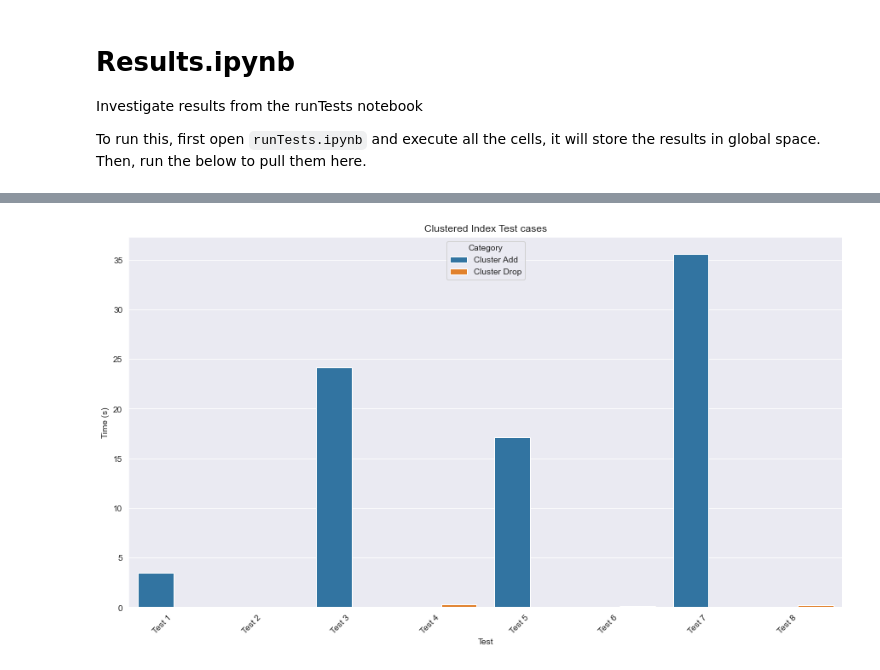
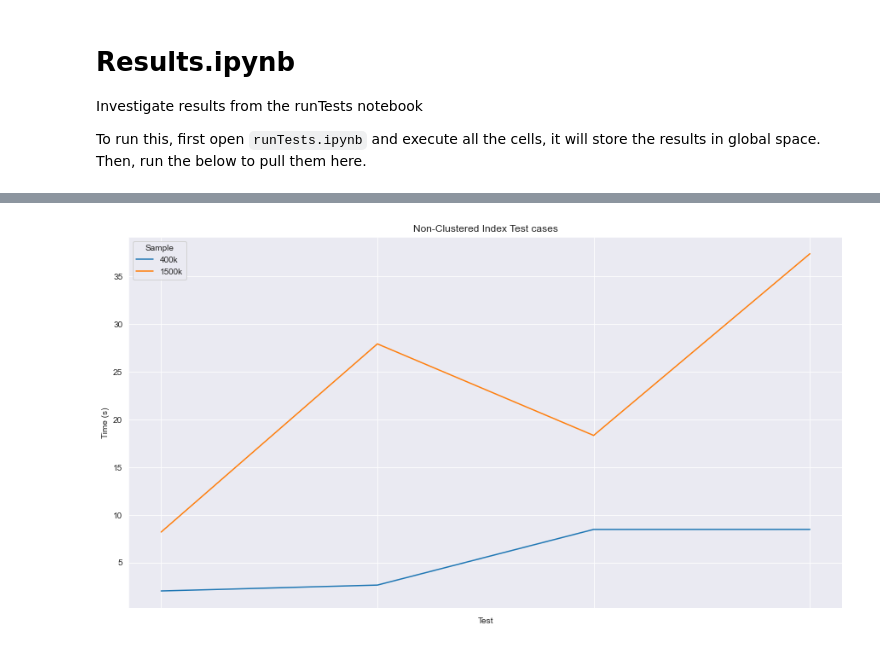
Before and after one commit to TheDarkTrumpet/SQL-Heap-Test, a Jupyter notebook: results.ipynb, the cells around one changed output, grey strips where cells are left out. Drawn from its saved outputs; the diff is of its cells as text; code cells hidden in the pictures.

Commit message:
Adding a full run of results, which is telling the story

```diff
--- a/results.ipynb
+++ b/results.ipynb
@@ -22,5 +12,13 @@ with open(f"results_{numRecords}.pkl", "rb") as file:
+# %%
+with open(f"results_400000.pkl", "rb") as file:
+    results_400 = pkl.load(file)
+
+with open(f"results_1500000.pkl", "rb") as file:
+    results_1500 = pkl.load(file)
 # %%
-pdResults = pd.DataFrame.from_dict(results)
-pdResults["Time (s)"] = pdResults["Time (s)"].astype(float)
-pdResults
+pdResults = pd.DataFrame.from_dict(results_400)
+pd1500Results = pd.DataFrame.from_dict(results_1500)
+pdResults["400k Time (s)"] = pdResults["Time (s)"].astype(float)
+pdResults["1500k Time (s)"] = pd1500Results["Time (s)"].astype(float)
+pdResults[["Test", "Category", "Description", "400k Time (s)", "1500k Time (s)"]]
 # %% [output]
@@ -44,2 +42,9 @@ pdResults
+# %%
+pdGraphData = pdResults[["Test", "Category", "Time (s)"]].copy(deep=True)
+pdGraphData["Sample"] = "400k"
+pd1500Results["Sample"] = "1500k"
+pdGraphData = pd.concat([pdGraphData, pd1500Results[["Test", "Category", "Sample", "Time (s)"]].copy(deep=True)])
+pdGraphData["Time (s)"] = pdGraphData["Time (s)"].astype(float)
+pdGraphData.reset_index(drop=True, inplace=True)
 # %%
 fig, ax = plt.subplots(figsize=(15,8))
@@ -64,7 +63,9 @@ clusteredTests
+# %%
+nonClusteredTests = pdGraphData[pdGraphData["Category"].str.contains("Non-Cluster Add")]
 # %%
 fig, ax = plt.subplots(figsize=(15,8))
-sns.barplot(data=clusteredTests, x="Test", y="Time (s)", hue="Category", ax=ax).set(title='Clustered Index Test cases')
+sns.lineplot(data=nonClusteredTests, x="Test", y="Time (s)", hue="Sample", ax=ax).set(title='Non-Clustered Index Test cases')
 ax.set_xticklabels(ax.get_xticklabels(), rotation=45, horizontalalignment='right')
 plt.show()
 # %% [output]
-[figure, old version]
+[figure, new version]
```
Also changed, not shown: parts of 8 cells of this notebook.
